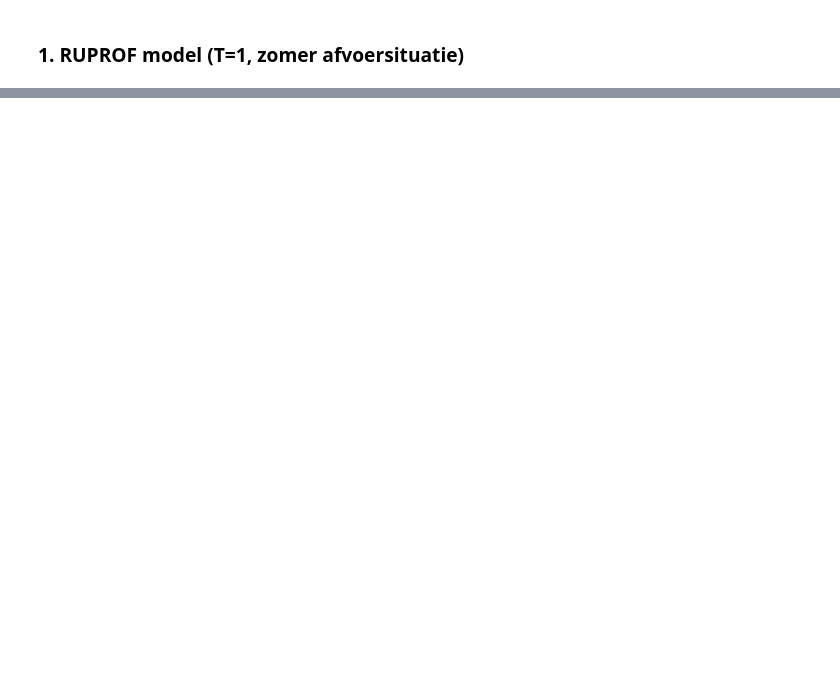
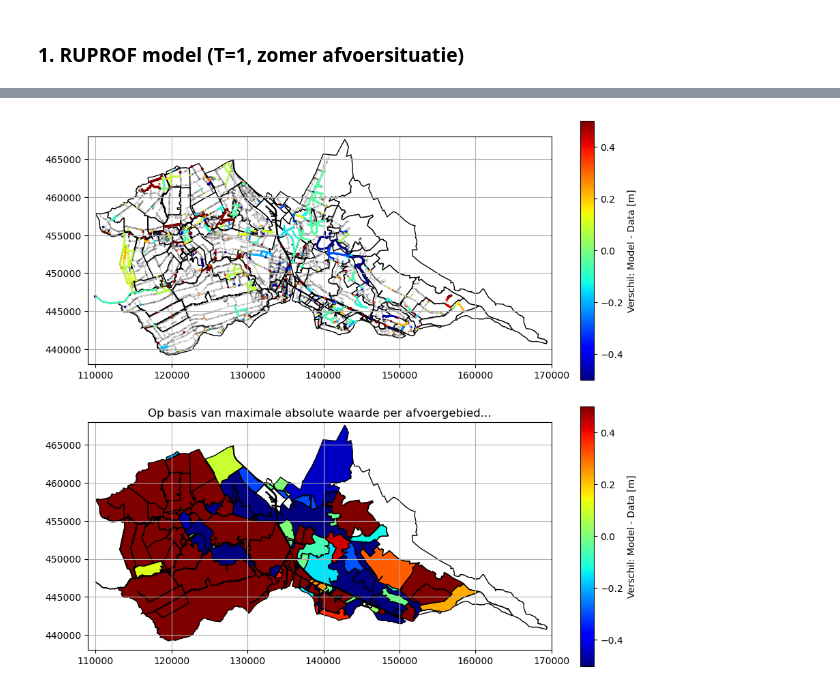
Before and after one commit to hdsr-mid/hydrology, a Jupyter notebook: Python scripts/Workflow Modelvalidatie/Workflow_model_validatie.ipynb, the cells around one changed output, grey strips where cells are left out. Cells and saved outputs as stored; diff of their text form; code cells hidden in the pictures; blank space fills up the shorter version.

```diff
--- a/Python scripts/Workflow Modelvalidatie/Workflow_model_validatie.ipynb
+++ b/Python scripts/Workflow Modelvalidatie/Workflow_model_validatie.ipynb
@@ -67,0 +31,21 @@ Output:
+# %%
+import os
+import functies_ruimtelijk_streefpeil
+class paths():
+    # Input
+    root         = os.getcwd()
+    df_WL_csv    = os.path.join(root, 'Input','Sobek output','SOBEK_WL_28122023_init.csv') # gemodelleerd waterniveau op basis van Sobek (op t=0 uit RUPROF)
+    shp_peil     = os.path.join(root,"GIS input","BR-VS_Peilgebieden.shp") # shapefile van de peilgebieden
+    shp_reach    = os.path.join(root,"GIS input","RchSegments.shp") # shapefile van de reach segments (watergangen), export uit Sobek
+    shp_node     = os.path.join(root,"GIS input",'3b_nod_joined.shp') # shapefile van de model knopen, export uit Sobek en ge-joined met BR-peilgebieden in ArcMAP
+    shp_afvoer   = os.path.join(root,"GIS input","BR_VS_Afvoergebieden.shp") # shapefile van de afvoergebieden
+
+    # Output
+    shp_node_dWL = os.path.join(root,"GIS output",'WL_streefpeil_RUPROF_data.shp') # shapefile met het waterniveau verschil per knooppunt
+    fig          = os.path.join(root,"Output",'fig_WL_streefpeil.png') # figuur met de verschillen in waterniveau
+    fightml      = os.path.join(root,"Output",'fig_WL_streefpeil.html') # html figuur met de verschillen in waterniveau
+
+
+functies_ruimtelijk_streefpeil.main(paths)
+# %% [output]
+[figure, added]
```
Also changed, not shown: parts of 39 cells of this notebook, 11 other files.
